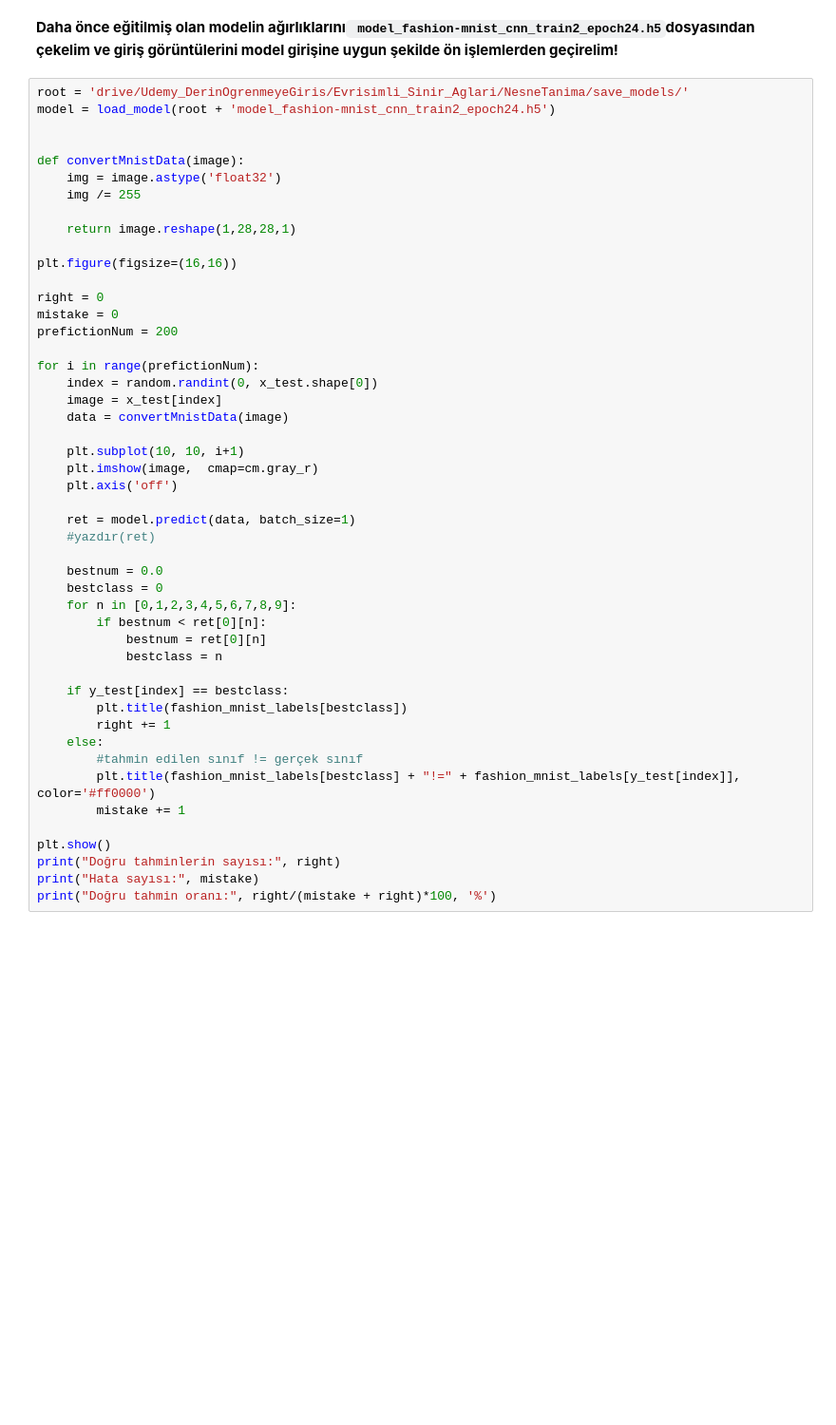
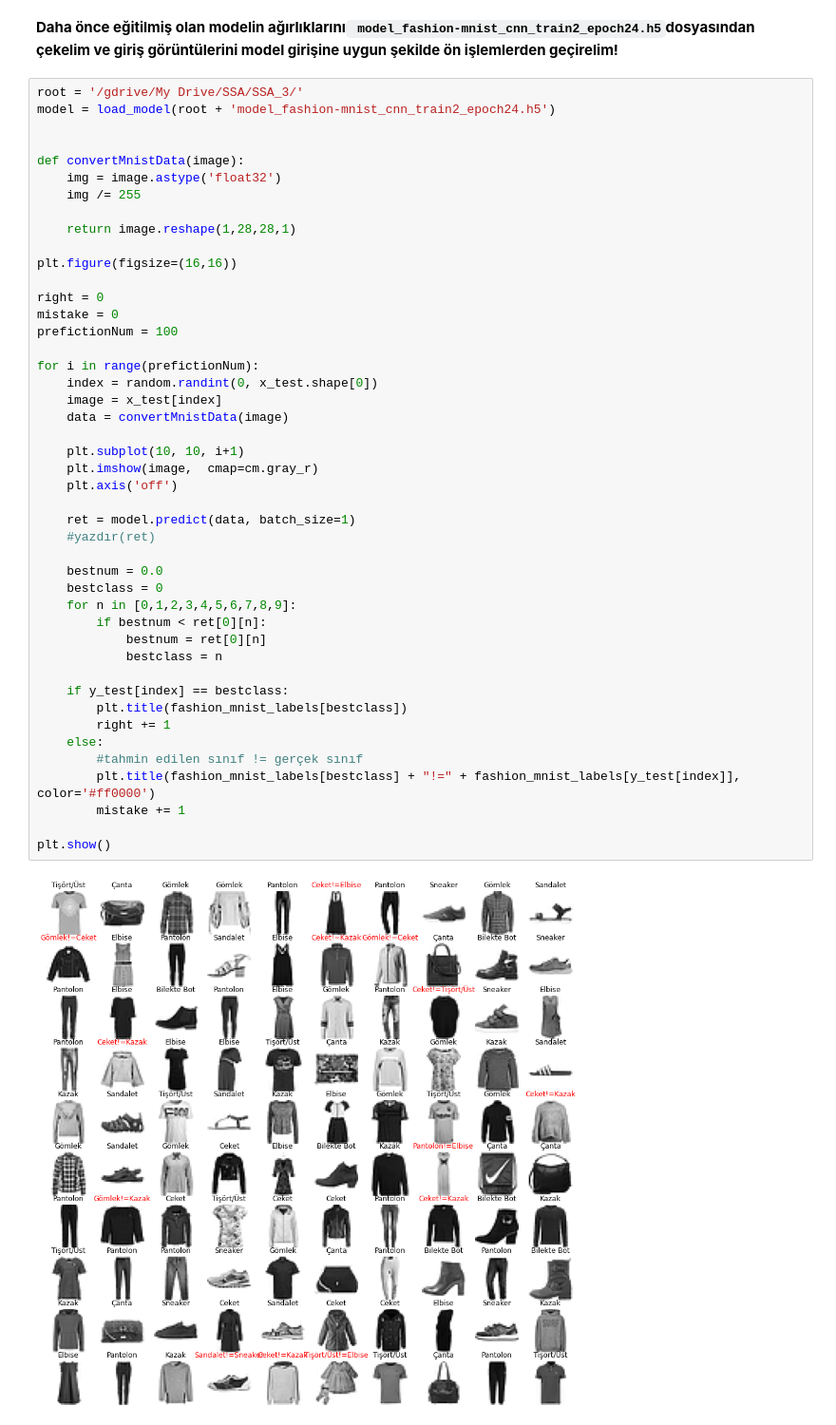
Before and after one commit to ayyucekizrak/Udemy_DerinOgrenmeyeGiris, a Jupyter notebook: Evrisimli_Sinir_Aglari/Fashion_MNIST.ipynb, the cells around one changed output. Shown at 95% size. Saved outputs shown, nothing was run; the diff lists cells and outputs as text; blank space fills up the shorter version.

```diff
--- a/Evrisimli_Sinir_Aglari/Fashion_MNIST.ipynb
+++ b/Evrisimli_Sinir_Aglari/Fashion_MNIST.ipynb
@@ -95,7 +108,7 @@ fashion_mnist_labels = np.array([
 # %% [markdown]
 **Daha önce eğitilmiş olan modelin ağırlıklarını` model_fashion-mnist_cnn_train2_epoch24.h5`dosyasından çekelim ve giriş görüntülerini model girişine uygun şekilde ön işlemlerden geçirelim!**
 # %%
-root = 'drive/Udemy_DerinOgrenmeyeGiris/Evrisimli_Sinir_Aglari/NesneTanima/save_models/'
+root = '/gdrive/My Drive/SSA/SSA_3/'
 model = load_model(root + 'model_fashion-mnist_cnn_train2_epoch24.h5')
 
 
@@ -109,36 +122,35 @@ plt.figure(figsize=(16,16))
 
 right = 0
 mistake = 0
-prefictionNum = 200
+prefictionNum = 100
 
 for i in range(prefictionNum):
     index = random.randint(0, x_test.shape[0])
     image = x_test[index]
     data = convertMnistData(image)
 
     plt.subplot(10, 10, i+1)
     plt.imshow(image,  cmap=cm.gray_r)
     plt.axis('off')
 
     ret = model.predict(data, batch_size=1)
     #yazdır(ret)
 
     bestnum = 0.0
     bestclass = 0
     for n in [0,1,2,3,4,5,6,7,8,9]:
         if bestnum < ret[0][n]:
             bestnum = ret[0][n]
             bestclass = n
 
     if y_test[index] == bestclass:
         plt.title(fashion_mnist_labels[bestclass])
         right += 1
     else:
         #tahmin edilen sınıf != gerçek sınıf
         plt.title(fashion_mnist_labels[bestclass] + "!=" + fashion_mnist_labels[y_test[index]], color='#ff0000')
         mistake += 1
 
 plt.show()
-print("Doğru tahminlerin sayısı:", right)
-print("Hata sayısı:", mistake)
-print("Doğru tahmin oranı:", right/(mistake + right)*100, '%')
+# %% [output]
+[figure, added]
```
Also changed, not shown: parts of 9 cells of this notebook, 1 other file.
